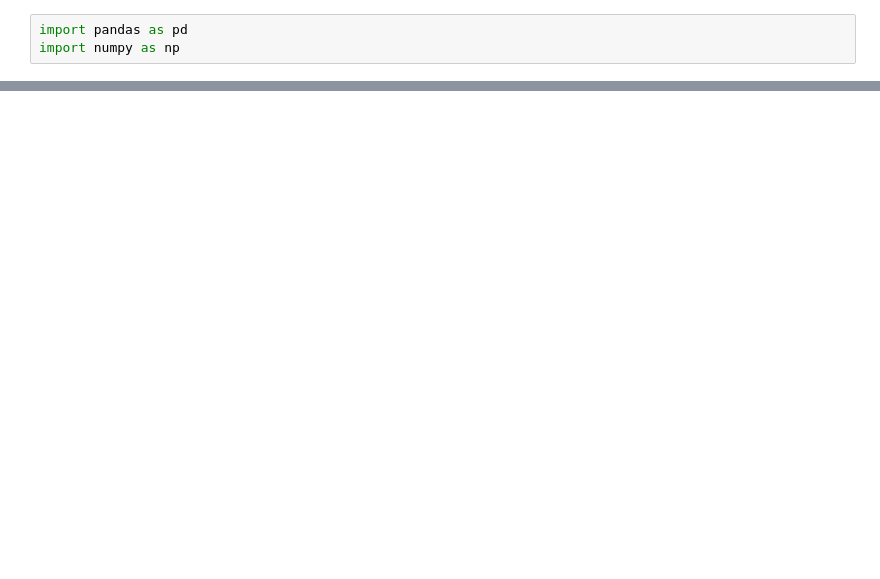
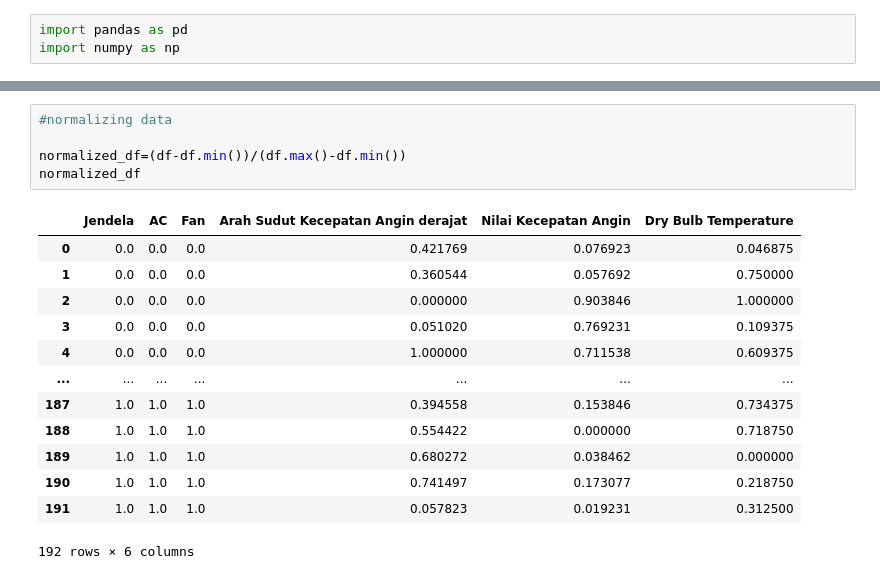
Before and after one commit to yfhkucing/RandomForestBMS, a Jupyter notebook: DataBMS.ipynb, the cells around one changed output, grey strips where cells are left out. Drawn from its saved outputs; the diff is of its cells as text; blank space fills up the shorter version.

```diff
--- a/DataBMS.ipynb
+++ b/DataBMS.ipynb
@@ -40,0 +73,19 @@ df.describe(include='all')
+# %%
+#normalizing data
+
+normalized_df=(df-df.min())/(df.max()-df.min())
+normalized_df
+# %% [output]
+|  | Jendela | AC | Fan | Arah Sudut Kecepatan Angin derajat | Nilai Kecepatan Angin | Dry Bulb Temperature |
+| 0 | 0.0 | 0.0 | 0.0 | 0.421769 | 0.076923 | 0.046875 |
+| 1 | 0.0 | 0.0 | 0.0 | 0.360544 | 0.057692 | 0.750000 |
+| 2 | 0.0 | 0.0 | 0.0 | 0.000000 | 0.903846 | 1.000000 |
+| 3 | 0.0 | 0.0 | 0.0 | 0.051020 | 0.769231 | 0.109375 |
+| 4 | 0.0 | 0.0 | 0.0 | 1.000000 | 0.711538 | 0.609375 |
+| ... | ... | ... | ... | ... | ... | ... |
+| 187 | 1.0 | 1.0 | 1.0 | 0.394558 | 0.153846 | 0.734375 |
+| 188 | 1.0 | 1.0 | 1.0 | 0.554422 | 0.000000 | 0.718750 |
+| 189 | 1.0 | 1.0 | 1.0 | 0.680272 | 0.038462 | 0.000000 |
+| 190 | 1.0 | 1.0 | 1.0 | 0.741497 | 0.173077 | 0.218750 |
+| 191 | 1.0 | 1.0 | 1.0 | 0.057823 | 0.019231 | 0.312500 |
+192 rows × 6 columns
```
Also changed, not shown: parts of 8 cells of this notebook.
